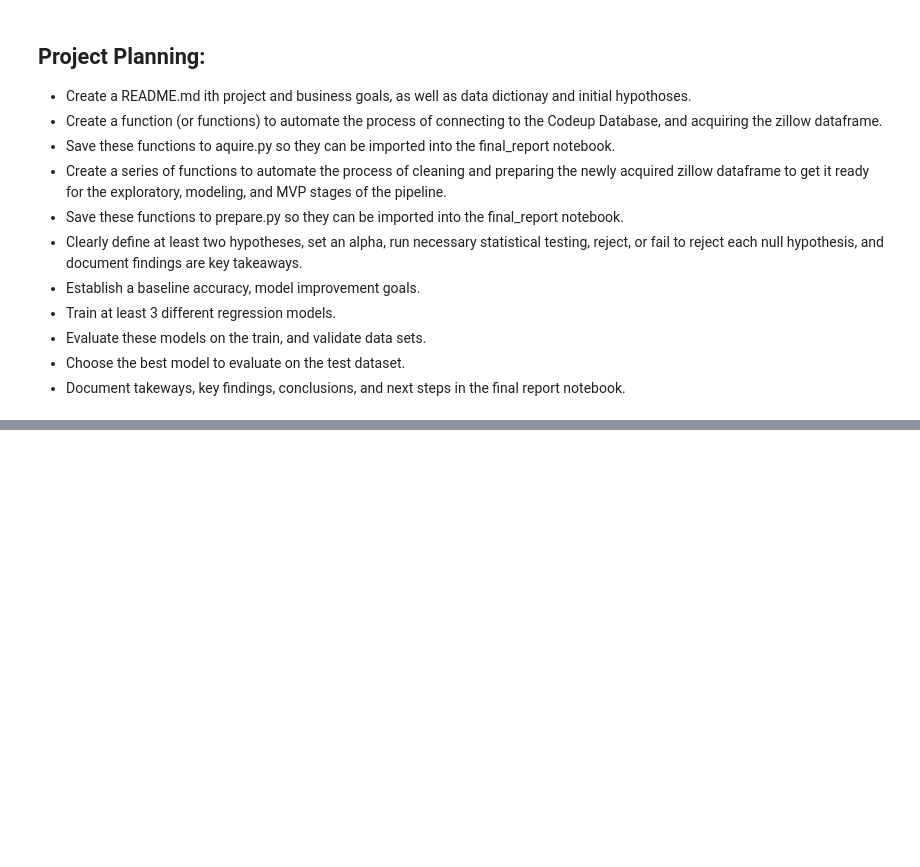
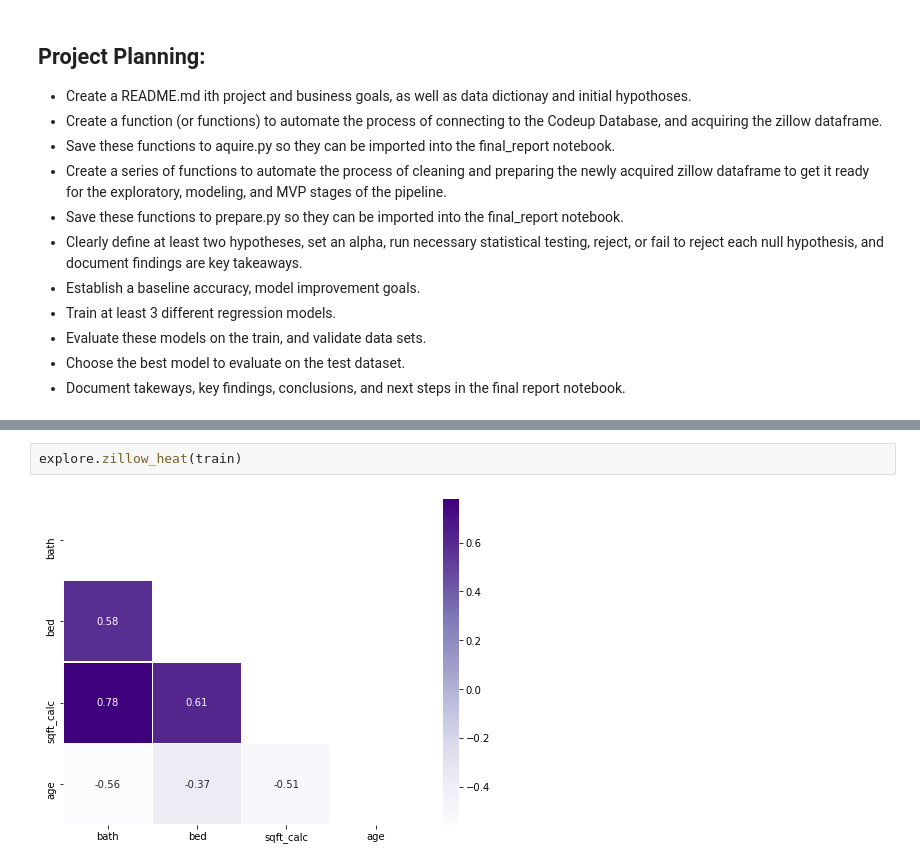
Before and after one commit to Tyler-Applegate/zillow-regression-project, a Jupyter notebook: final_report.ipynb, the cells around one changed output, grey strips where cells are left out. Drawn from its saved outputs; the diff is of its cells as text; blank space fills up the shorter version.

```diff
--- a/final_report.ipynb
+++ b/final_report.ipynb
@@ -27,0 +161,4 @@ Think about what things in your project are nice to have, versus which things ar
+# %%
+explore.zillow_heat(train)
+# %% [output]
+[figure, added]
```
Also changed, not shown: parts of 18 cells of this notebook, 7 other files.
